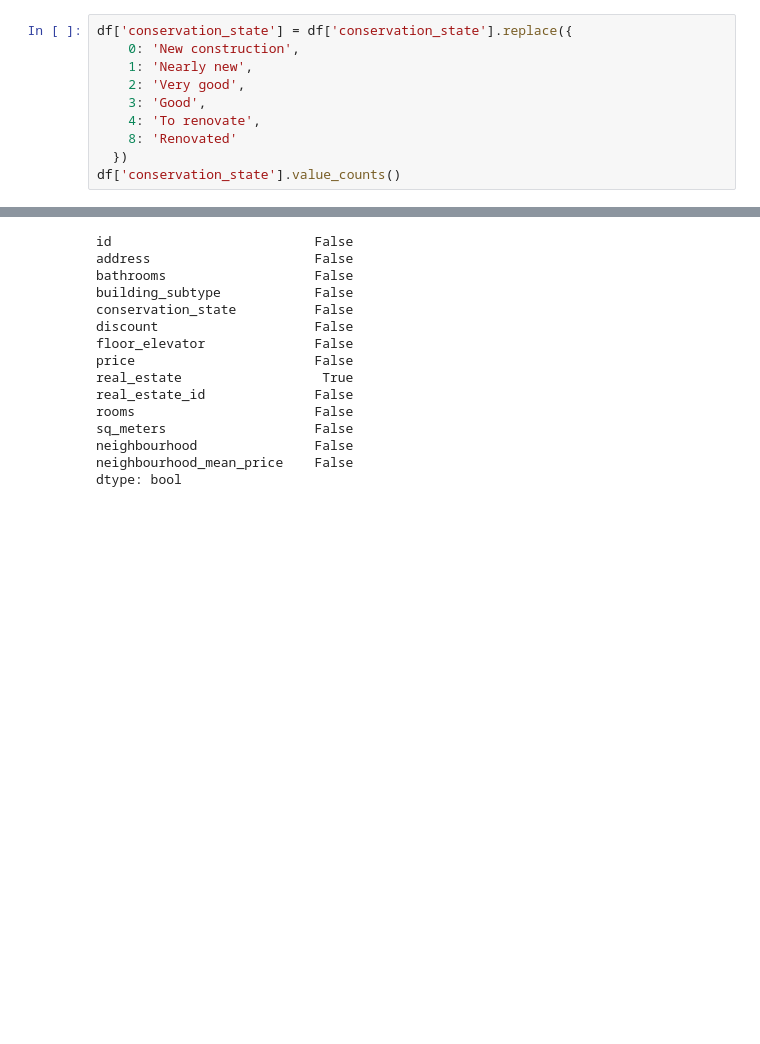
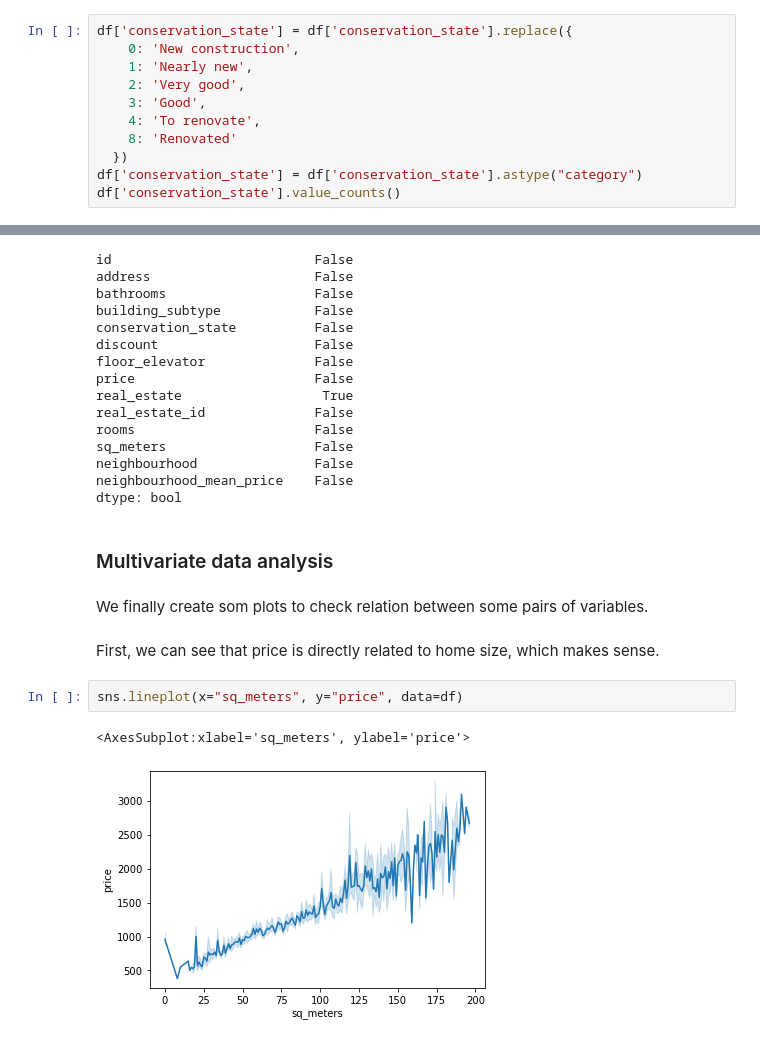
Before and after one commit to jordi-cluet/ADSDB-EtE-Project, a Jupyter notebook: format_housing.ipynb, the cells around one changed output, grey strips where cells are left out. Saved outputs shown, nothing was run; the diff lists cells and outputs as text; blank space fills up the shorter version.

Commit message:
Multivariate analysis

```diff
--- a/format_housing.ipynb
+++ b/format_housing.ipynb
@@ -167,5 +167,6 @@ df['conservation_state'] = df['conservation_state'].replace({
     4: 'To renovate',
     8: 'Renovated'
   })
+df['conservation_state'] = df['conservation_state'].astype("category")
 df['conservation_state'].value_counts()
 # %% [output]
@@ -588,3 +589,14 @@ sq_meters                   False
 neighbourhood               False
 neighbourhood_mean_price    False
 dtype: bool
+# %% [markdown]
+### Multivariate data analysis
+# %% [markdown]
+We finally create som plots to check relation between some pairs of variables.
+# %% [markdown]
+First, we can see that price is directly related to home size, which makes sense.
+# %%
+sns.lineplot(x="sq_meters", y="price", data=df)
+# %% [output]
+<AxesSubplot:xlabel='sq_meters', ylabel='price'>
+[figure, added]
```
Also changed, not shown: parts of 20 cells of this notebook.
